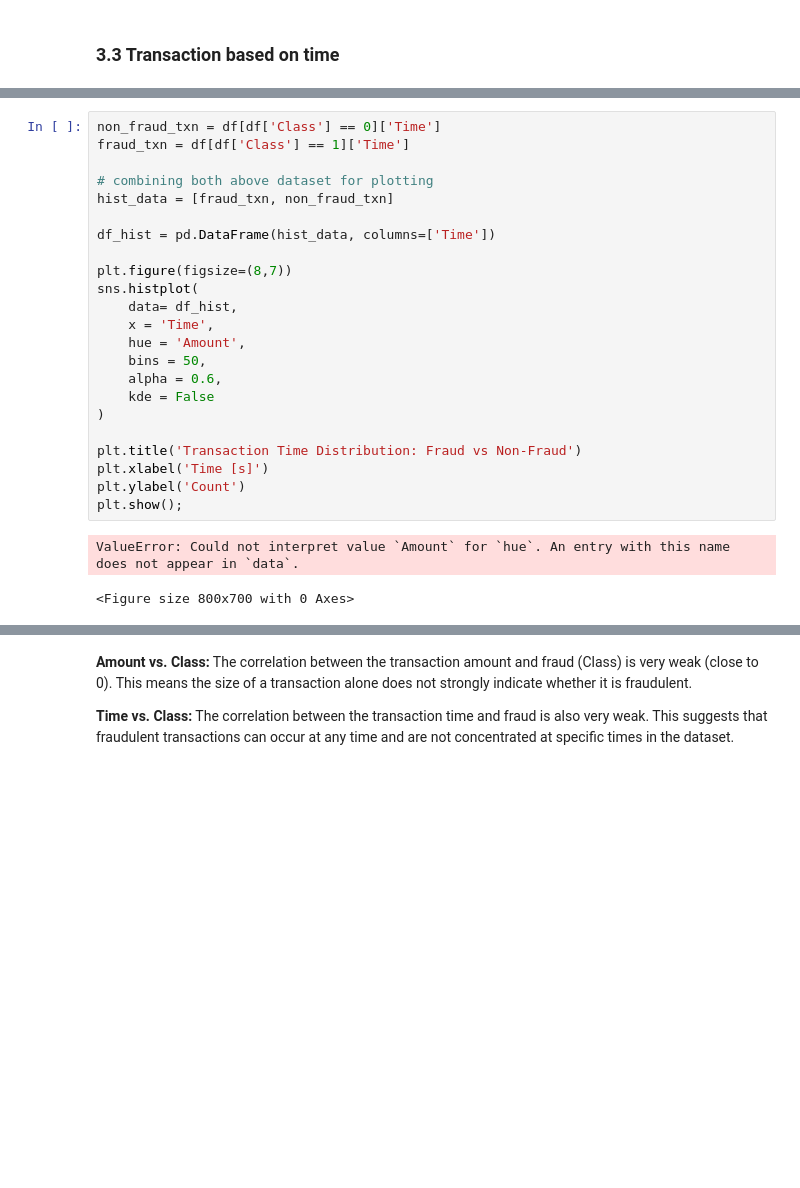
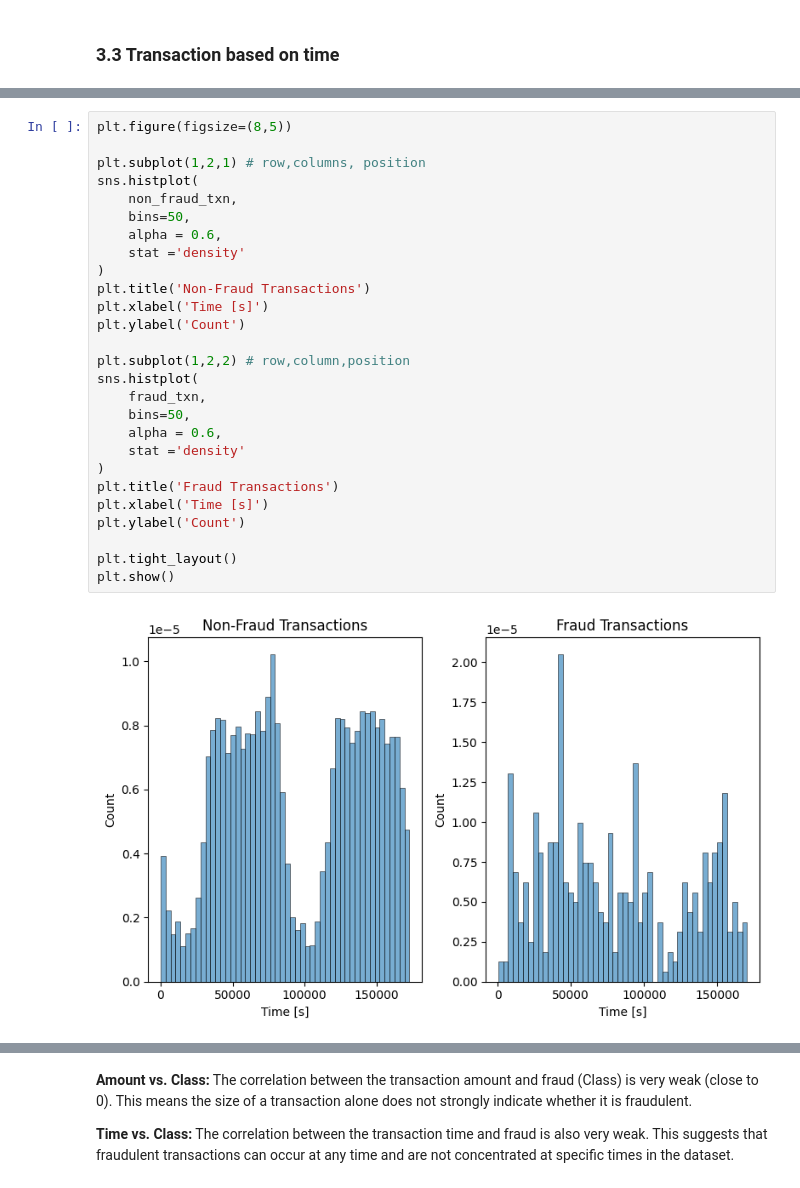
Before and after one commit to rixwan-khan/Credit_Card_Fraud_Detection, a Jupyter notebook: credit_card_fraud_detection.ipynb, the cells around one changed output, grey strips where cells are left out. Cells and saved outputs as stored; diff of their text form; blank space fills up the shorter version.

```diff
--- a/credit_card_fraud_detection.ipynb
+++ b/credit_card_fraud_detection.ipynb
@@ -356,27 +327,30 @@ plt.show()
-# %%
-non_fraud_txn = df[df['Class'] == 0]['Time']
-fraud_txn = df[df['Class'] == 1]['Time']
-
-# combining both above dataset for plotting
-hist_data = [fraud_txn, non_fraud_txn]
-
-df_hist = pd.DataFrame(hist_data, columns=['Time'])
-
-plt.figure(figsize=(8,7))
-sns.histplot(
-    data= df_hist,
-    x = 'Time',
-    hue = 'Amount',
-    bins = 50,
-    alpha = 0.6,
-    kde = False
-)
-
-plt.title('Transaction Time Distribution: Fraud vs Non-Fraud')
-plt.xlabel('Time [s]')
-plt.ylabel('Count')
-plt.show();
-# %% [output]
-ValueError: Could not interpret value `Amount` for `hue`. An entry with this name does not appear in `data`.
-<Figure size 800x700 with 0 Axes>
+# %%
+plt.figure(figsize=(8,5))
+
+plt.subplot(1,2,1) # row,columns, position
+sns.histplot(
+    non_fraud_txn,
+    bins=50,
+    alpha = 0.6,
+    stat ='density'
+)
+plt.title('Non-Fraud Transactions')
+plt.xlabel('Time [s]')
+plt.ylabel('Count')
+
+plt.subplot(1,2,2) # row,column,position
+sns.histplot(
+    fraud_txn,
+    bins=50,
+    alpha = 0.6,
+    stat ='density'
+)
+plt.title('Fraud Transactions')
+plt.xlabel('Time [s]')
+plt.ylabel('Count')
+
+plt.tight_layout()
+plt.show()
+# %% [output]
+[figure, added]
 # %% [markdown]
```
Also changed, not shown: parts of 28 cells of this notebook.
